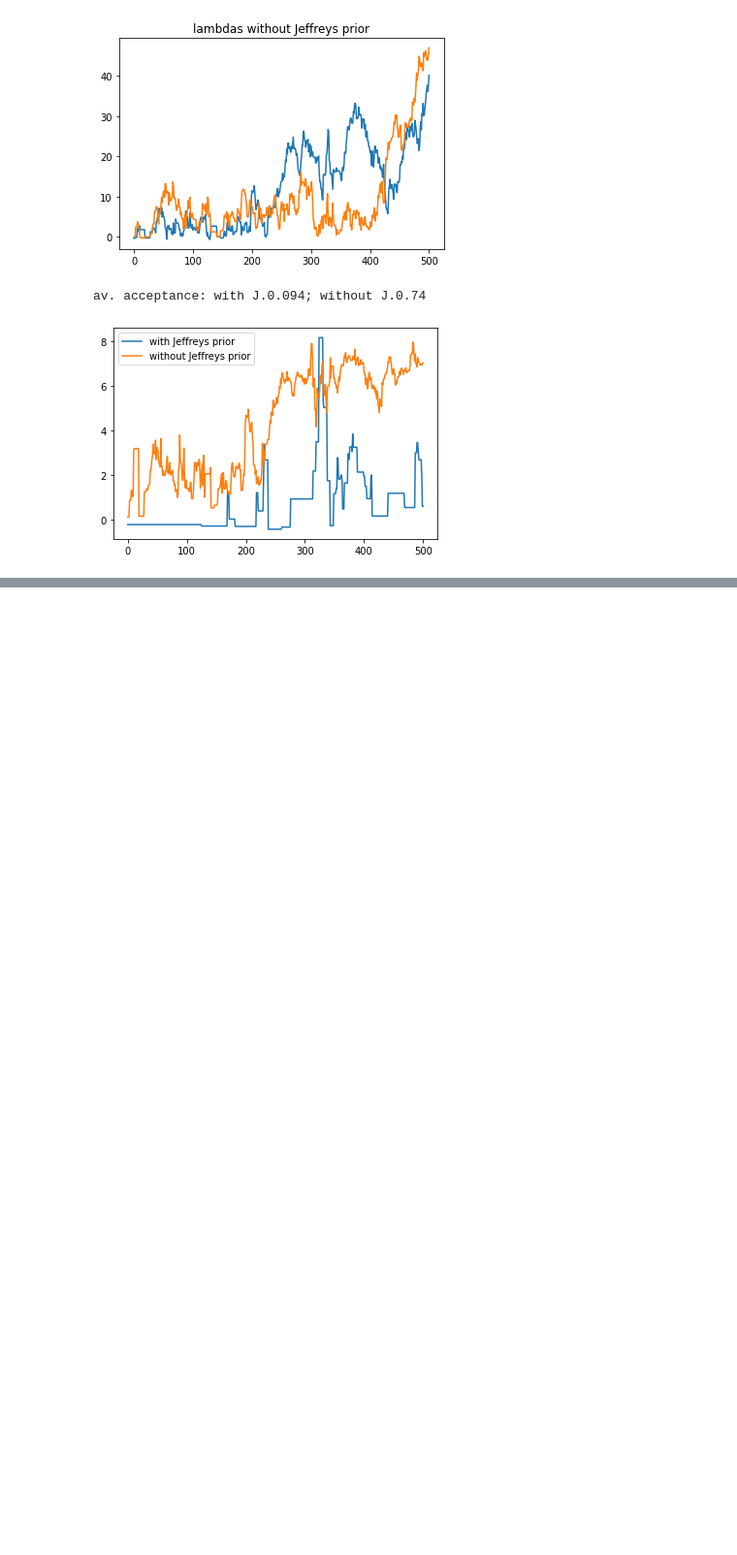
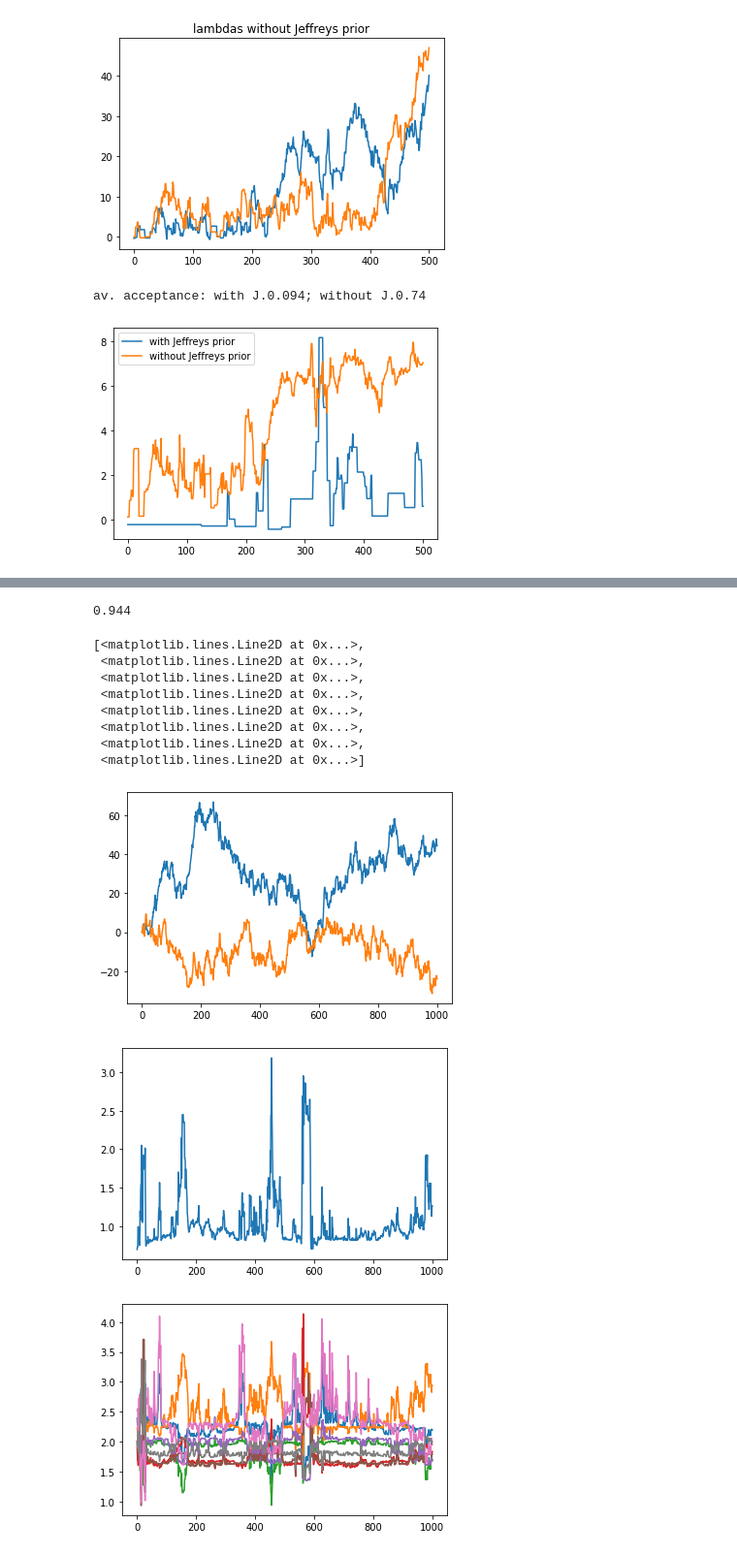
Before and after one commit to IvanGilardoni/Jeffreys_prior, a Jupyter notebook: main2.ipynb, the cells around one changed output, grey strips where cells are left out. Shown at 97% size. Saved outputs shown, nothing was run; the diff lists cells and outputs as text; code cells hidden in the pictures; blank space fills up the shorter version.

Commit message:
long simulations for ER and FFF sampling

```diff
--- a/main2.ipynb
+++ b/main2.ipynb
@@ -745,0 +827,4 @@ av. acceptance: with J.0.094; without J.0.74
+# %%
+pars = result.pars
+
+pars
@@ -745,0 +833,26 @@ av. acceptance: with J.0.094; without J.0.74
+# %%
+x0 = pars
+
+def proposal(x0, dx=0.01):
+    x_new = x0 + dx*np.random.normal(size=len(x0))
+    return x_new
+
+proposal_full = {'fun': proposal, 'args': ([2.0])}
+
+def energy_fun(pars, if_Jeffreys):
+
+    out = loss_function(pars, data, regularization={'force_field_reg': 'KL divergence'}, beta=0.1, if_save=True)
+
+    energy = out.loss  # which is loss_explicit if alpha is infinite
+
+    av_g = unwrap_2dict(out.av_g)[0]
+
+    if if_Jeffreys:
+        name_mol = list(out.weights_new.keys())[0]
+        measure, cov = compute_sqrt_det(data.mol[name_mol].g, out.weights_new[name_mol])
+        energy -= np.log(measure)
+
+    return energy, av_g
+# %%
+energy_function = {'fun': energy_fun, 'args': ([False])}
+sampling_J = run_Metropolis(x0, proposal_full, energy_function, n_steps=1000)
@@ -745,0 +871,27 @@ av. acceptance: with J.0.094; without J.0.74
+# %%
+traj = sampling_J[0]
+ene = sampling_J[1]
+quantities = sampling_J[2]
+av_alpha = sampling_J[3]
+# %%
+plt.plot(traj, '-')
+
+plt.figure()
+plt.plot(ene, '-')
+print(av_alpha)
+
+plt.figure()
+plt.plot(quantities, '-')
+# %% [output]
+0.944
+[<matplotlib.lines.Line2D at 0x...>,
+ <matplotlib.lines.Line2D at 0x...>,
+ <matplotlib.lines.Line2D at 0x...>,
+ <matplotlib.lines.Line2D at 0x...>,
+ <matplotlib.lines.Line2D at 0x...>,
+ <matplotlib.lines.Line2D at 0x...>,
+ <matplotlib.lines.Line2D at 0x...>,
+ <matplotlib.lines.Line2D at 0x...>]
+[figure, added]
+[figure, added]
+[figure, added]
```
Also changed, not shown: parts of 29 cells of this notebook, 1 other file.
